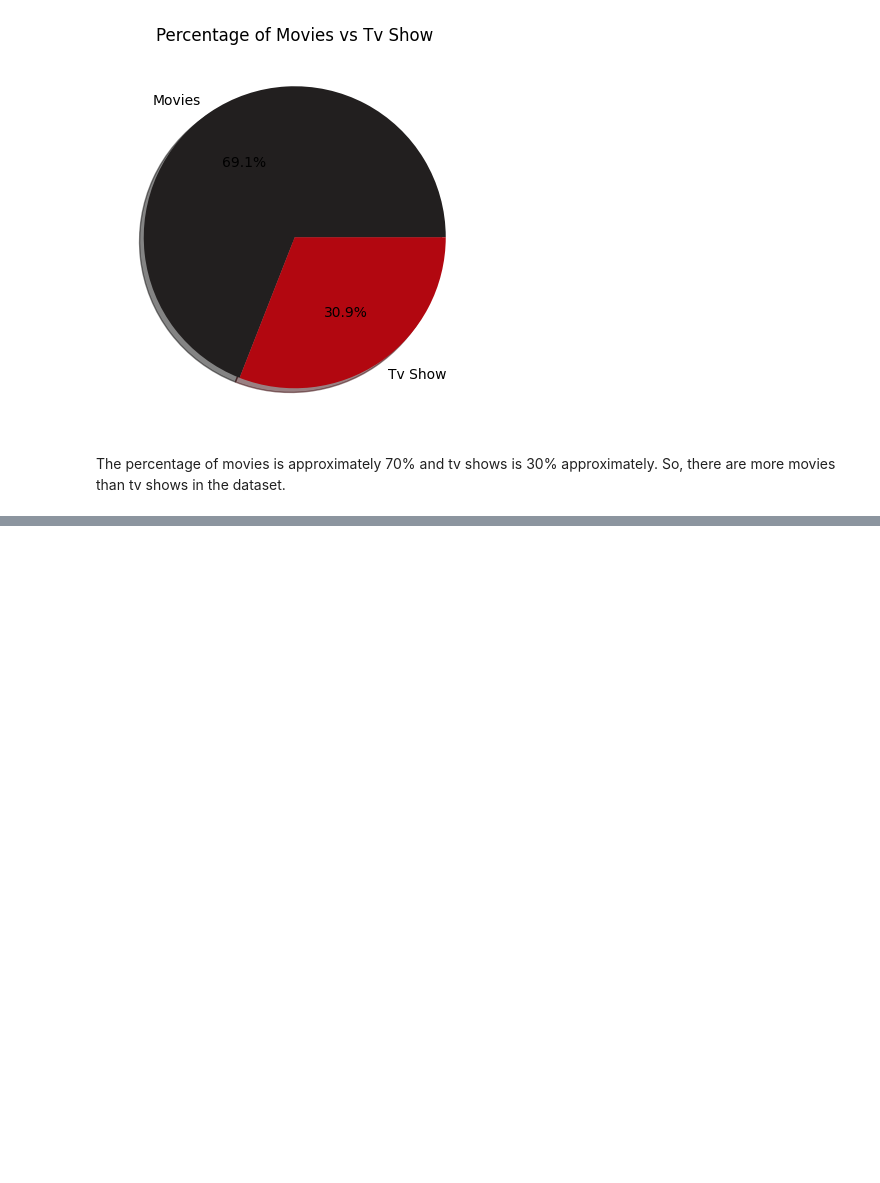
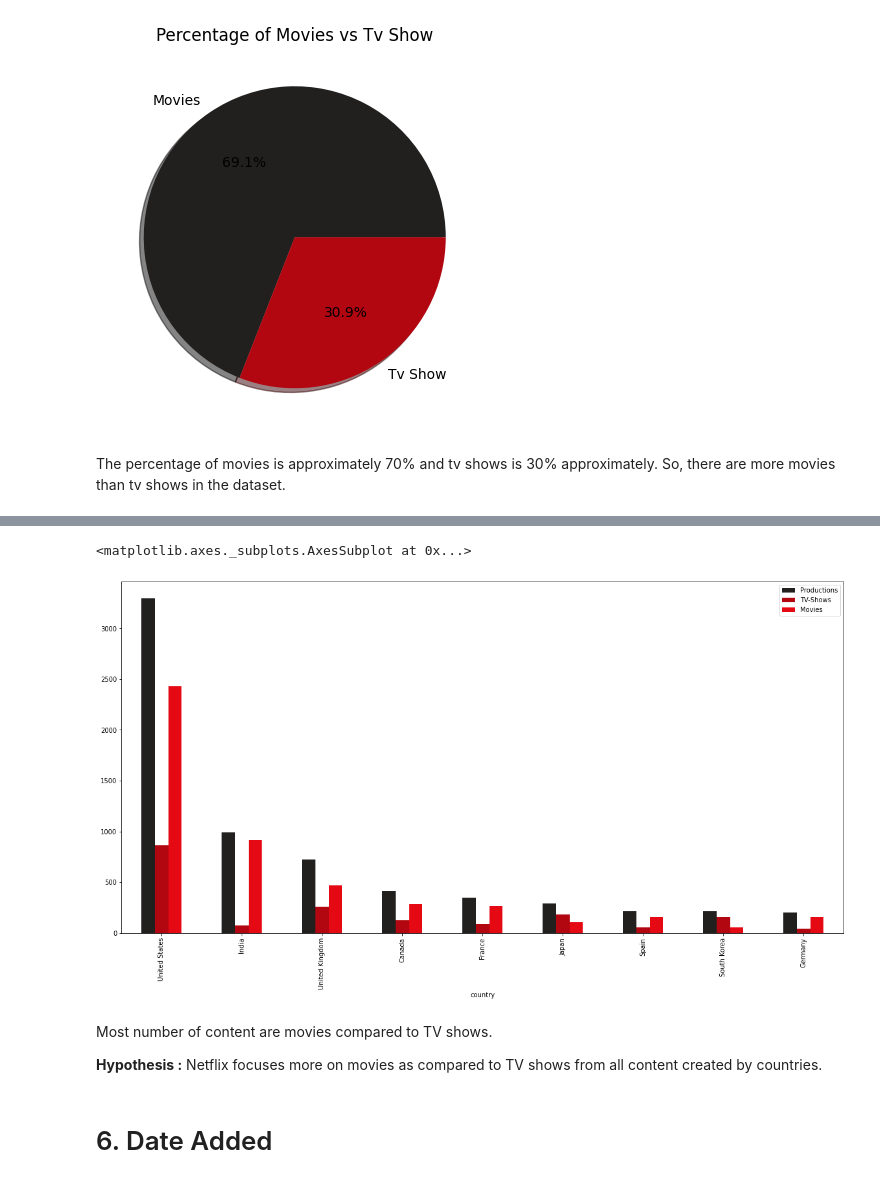
Before and after one commit to itishajain15/Netflix_Tv_Shows_and_Movies_clustering, a Jupyter notebook: Netflix_Movies_and_TV_Shows_clustering_Team_Notebook.ipynb, the cells around one changed output, grey strips where cells are left out. Saved outputs shown, nothing was run; the diff lists cells and outputs as text; code cells hidden in the pictures; blank space fills up the shorter version.

```diff
--- a/Netflix_Movies_and_TV_Shows_clustering_Team_Notebook.ipynb
+++ b/Netflix_Movies_and_TV_Shows_clustering_Team_Notebook.ipynb
@@ -234,0 +424,3 @@ The percentage of movies is approximately 70% and tv shows is 30% approximately.
+# %%
+#replacing cast with also empty string
+df['cast']=df['cast'].fillna('')
@@ -234,0 +435,20 @@ The percentage of movies is approximately 70% and tv shows is 30% approximately.
+# %%
+# Looking for countries and number of netflix productions
+country_list=[]
+tv_show=[]
+movies=[]
+for i in range(0,len(df)):
+  if type(df['country'][i])== str:
+    split=df['country'][i].split(',')
+    for k in split:
+      country_list.append(k.strip())
+      if df['type'][i]=='TV Show':
+        tv_show.append(k.strip())
+      if df['type'][i]== 'Movie':
+        movies.append(k.strip())
+production_country=list(set([(i,country_list.count(i),tv_show.count(i),movies.count(i)) for i in country_list]))
+# %%
+country_df= pd.DataFrame(production_country,columns=['country','Productions','TV-Shows','Movies'])
+country_df=country_df.sort_values('Productions',ascending=False)
+country_df=country_df.reset_index()
+country_df=country_df.drop('index',axis=1)
@@ -234,0 +457,5 @@ The percentage of movies is approximately 70% and tv shows is 30% approximately.
+# %%
+#Top 20 countries
+top_countries=country_df.head(20)
+top_countries = top_countries[top_countries['country']!='']
+top_countries
@@ -234,0 +480,11 @@ The percentage of movies is approximately 70% and tv shows is 30% approximately.
+# %%
+top_countries.head(9).plot(x="country", y=['Productions','TV-Shows','Movies'], kind="bar",color=[ '#221f1f', '#b20710', '#e50914'])
+# %% [output]
+<matplotlib.axes._subplots.AxesSubplot at 0x...>
+[figure, added]
+# %% [markdown]
+Most number of content are movies compared to TV shows.
+
+**Hypothesis :** Netflix focuses more on movies as compared to TV shows from all content created by countries.
+# %% [markdown]
+# 6. Date Added
```
Also changed, not shown: parts of 70 cells of this notebook.
